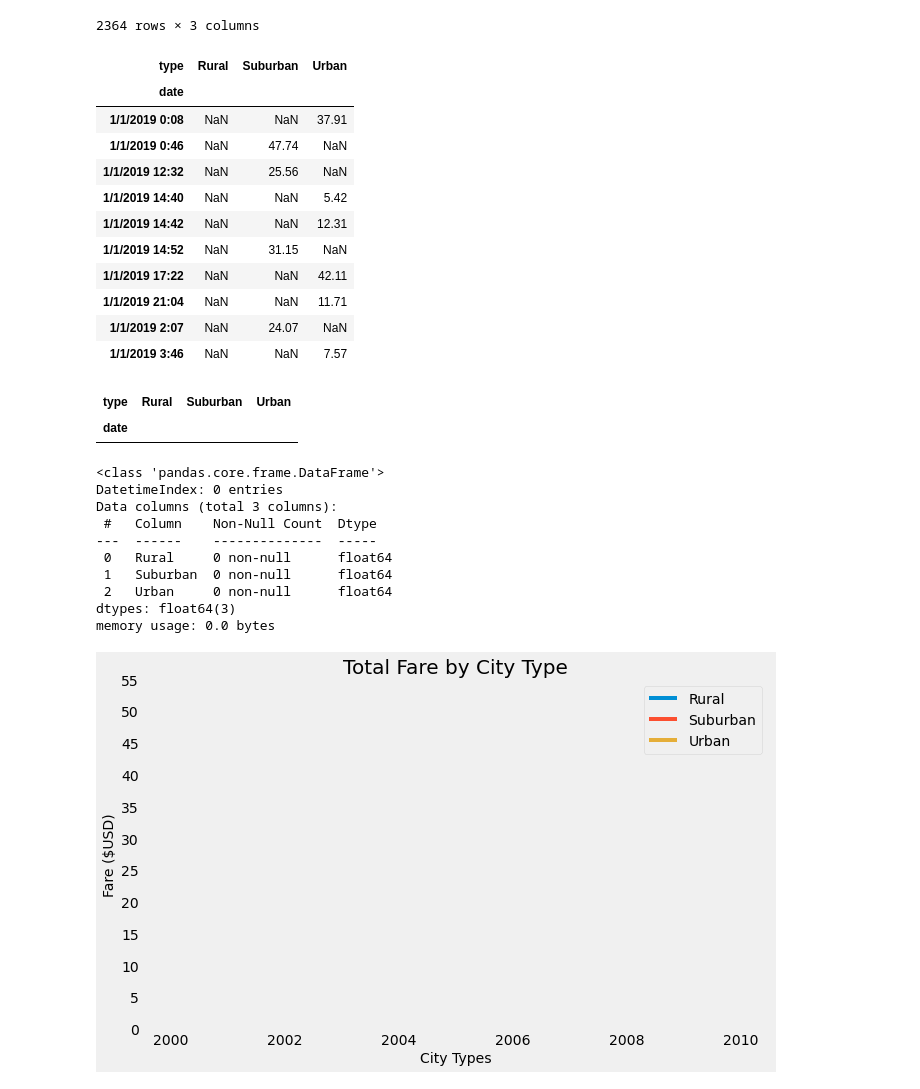
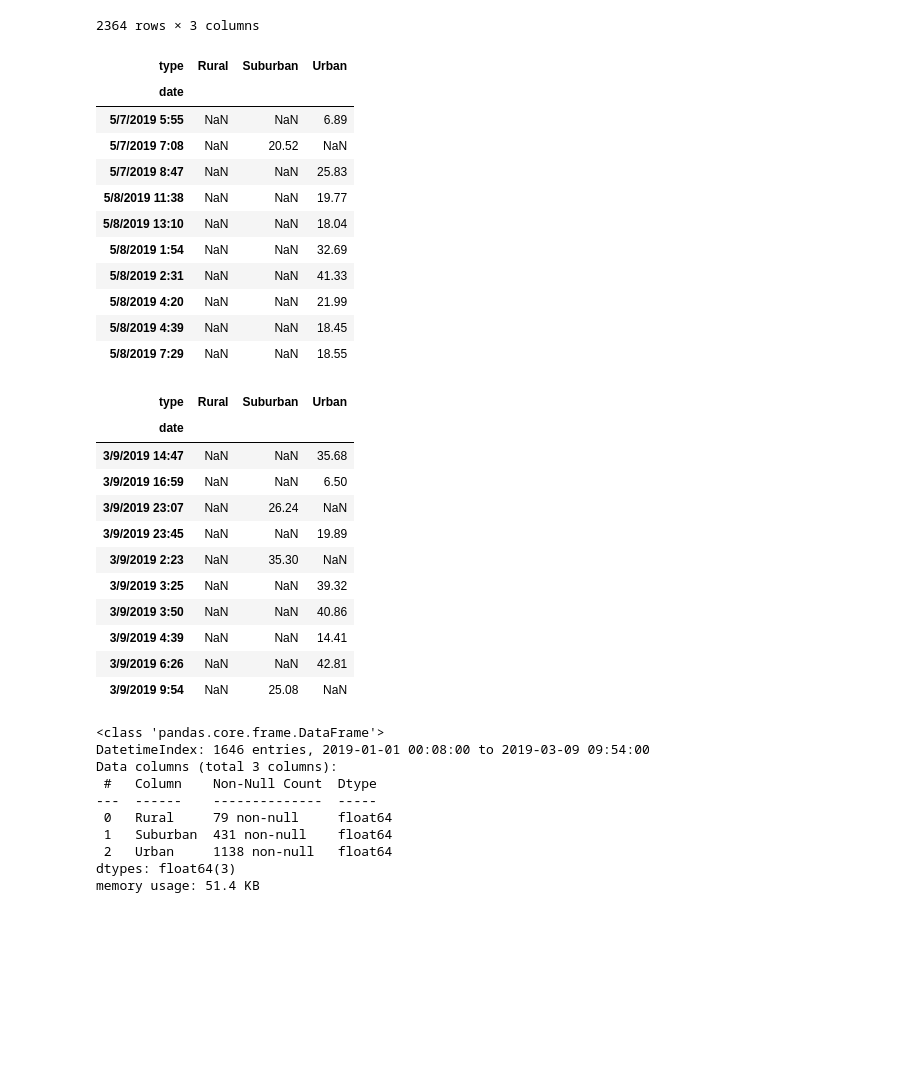
Before and after one commit to wbelayne21/PyBer_Analysis, a Jupyter notebook: PyBer_Challenge.ipynb, the cells around one changed output. Drawn from its saved outputs; the diff is of its cells as text; code cells hidden in the pictures; blank space fills up the shorter version.

```diff
--- a/PyBer_Challenge.ipynb
+++ b/PyBer_Challenge.ipynb
@@ -173,27 +173,38 @@ fare_per_day_df
 # 4. Create a pivot table with the 'date' as the index, the columns ='type', and values='fare'
 # to get the total fares for each type of city by the date.
 fares_perDay_pivot_df = fare_per_day_df.pivot(index='date', columns='type', values='fare')
-fares_perDay_pivot_df.head(10)
+fares_perDay_pivot_df.tail(10)
 # %% [output]
 | type | Rural | Suburban | Urban |
 | date |  |  |  |
-| 1/1/2019 0:08 | NaN | NaN | 37.91 |
-| 1/1/2019 0:46 | NaN | 47.74 | NaN |
-| 1/1/2019 12:32 | NaN | 25.56 | NaN |
-| 1/1/2019 14:40 | NaN | NaN | 5.42 |
-| 1/1/2019 14:42 | NaN | NaN | 12.31 |
-| 1/1/2019 14:52 | NaN | 31.15 | NaN |
-| 1/1/2019 17:22 | NaN | NaN | 42.11 |
-| 1/1/2019 21:04 | NaN | NaN | 11.71 |
-| 1/1/2019 2:07 | NaN | 24.07 | NaN |
-| 1/1/2019 3:46 | NaN | NaN | 7.57 |
+| 5/7/2019 5:55 | NaN | NaN | 6.89 |
+| 5/7/2019 7:08 | NaN | 20.52 | NaN |
+| 5/7/2019 8:47 | NaN | NaN | 25.83 |
+| 5/8/2019 11:38 | NaN | NaN | 19.77 |
+| 5/8/2019 13:10 | NaN | NaN | 18.04 |
+| 5/8/2019 1:54 | NaN | NaN | 32.69 |
+| 5/8/2019 2:31 | NaN | NaN | 41.33 |
+| 5/8/2019 4:20 | NaN | NaN | 21.99 |
+| 5/8/2019 4:39 | NaN | NaN | 18.45 |
+| 5/8/2019 7:29 | NaN | NaN | 18.55 |
 # %%
 # 5. Create a new DataFrame from the pivot table DataFrame using loc on the given dates, '2019-01-01':'2019-04-29'.
-new_fares_perDay_pivot_df = fares_perDay_pivot_df.loc["2019-01-01":"2019-04-29"]
-new_fares_perDay_pivot_df
+new_fares_perDay_pivot_df = fares_perDay_pivot_df.loc["1-01-2019":"4-29-2019"]
+
+new_fares_perDay_pivot_df.tail(10)
 # %% [output]
 | type | Rural | Suburban | Urban |
 | date |  |  |  |
+| 3/9/2019 14:47 | NaN | NaN | 35.68 |
+| 3/9/2019 16:59 | NaN | NaN | 6.50 |
+| 3/9/2019 23:07 | NaN | 26.24 | NaN |
+| 3/9/2019 23:45 | NaN | NaN | 19.89 |
+| 3/9/2019 2:23 | NaN | 35.30 | NaN |
+| 3/9/2019 3:25 | NaN | NaN | 39.32 |
+| 3/9/2019 3:50 | NaN | NaN | 40.86 |
+| 3/9/2019 4:39 | NaN | NaN | 14.41 |
+| 3/9/2019 6:26 | NaN | NaN | 42.81 |
+| 3/9/2019 9:54 | NaN | 25.08 | NaN |
 # %%
 # 6. Set the "date" index to datetime datatype. This is necessary to use the resample() method in Step 8.
 new_fares_perDay_pivot_df.index = pd.to_datetime(new_fares_perDay_pivot_df.index)
@@ -202,15 +213,15 @@ new_fares_perDay_pivot_df.index = pd.to_datetime(new_fares_perDay_pivot_df.index
 new_fares_perDay_pivot_df.info()
 # %% [output]
 <class 'pandas.core.frame.DataFrame'>
-DatetimeIndex: 0 entries
+DatetimeIndex: 1646 entries, 2019-01-01 00:08:00 to 2019-03-09 09:54:00
 Data columns (total 3 columns):
  #   Column    Non-Null Count  Dtype
 ---  ------    --------------  -----
- 0   Rural     0 non-null      float64
- 1   Suburban  0 non-null      float64
- 2   Urban     0 non-null      float64
+ 0   Rural     79 non-null     float64
+ 1   Suburban  431 non-null    float64
+ 2   Urban     1138 non-null   float64
 dtypes: float64(3)
-memory usage: 0.0 bytes
+memory usage: 51.4 KB
 # %%
 # 8. Create a new DataFrame using the "resample()" function by week 'W' and get the sum of the fares for each week.
 fare_per_week_df = new_fares_perDay_pivot_df.resample("W").sum()
@@ -221,16 +232,3 @@ fare_per_week_df = new_fares_perDay_pivot_df.resample("W").sum()
 from matplotlib import style
 # Use the graph style fivethirtyeight.
 style.use('fivethirtyeight')
-fig, ax = plt.subplots(figsize=(10, 6))
-ax.plot(fare_per_week_df)
-
-ax.legend(["Rural","Suburban","Urban"])
-
-ax.set_title('Total Fare by City Type',fontsize=20)
-ax.set_ylabel('Fare ($USD)',fontsize=14)
-ax.set_xlabel("City Types",fontsize=14)
-ax.plot(fare_per_week_df)
-ax.set_yticks(np.arange(0, 60, step=5.0))
-ax.grid()
-# %% [output]
-[figure, removed]
```
Also changed, not shown: parts of 1 cell of this notebook.
